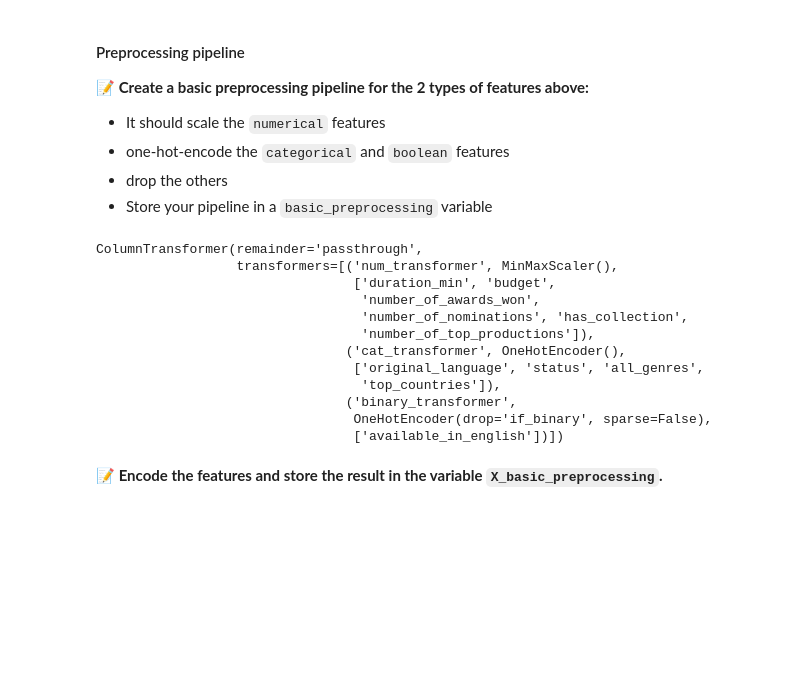
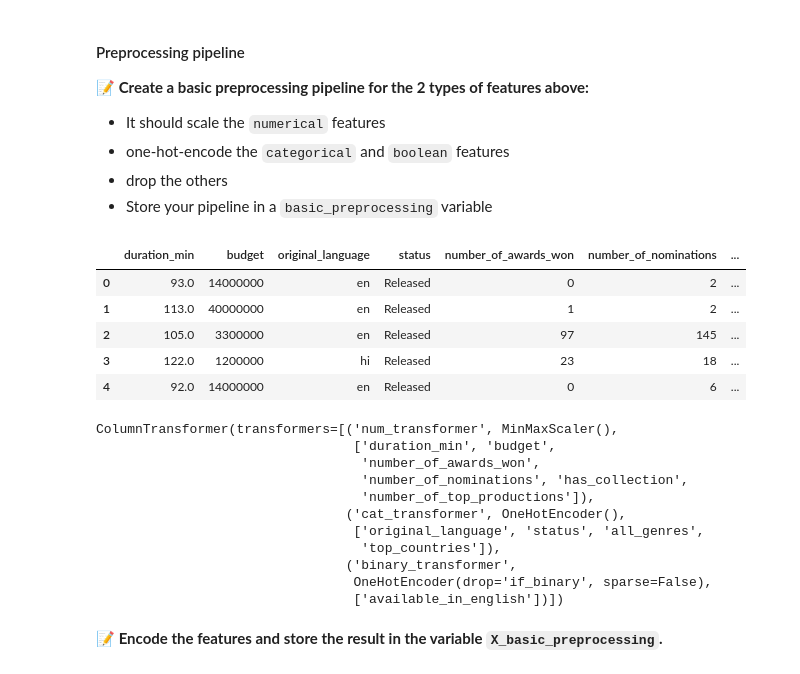
Before and after one commit to pblclrd/data-certification-exam, a Jupyter notebook: machine_learning/TV_popularity_predictor.ipynb, the cells around one changed output. Drawn from its saved outputs; the diff is of its cells as text; code cells hidden in the pictures; blank space fills up the shorter version.

```diff
--- a/machine_learning/TV_popularity_predictor.ipynb
+++ b/machine_learning/TV_popularity_predictor.ipynb
@@ -274,6 +274,15 @@ You are going to build a basic pipeline made of a basic preprocessing and a tree
 # %%
 # Execute this cell to enable a nice display for your pipelines
 from sklearn import set_config; set_config(display='diagram')
+# %%
+X.head()
+# %% [output]
+|  | duration_min | budget | original_language | status | number_of_awards_won | number_of_nominations | ... |
+| 0 | 93.0 | 14000000 | en | Released | 0 | 2 | ... |
+| 1 | 113.0 | 40000000 | en | Released | 1 | 2 | ... |
+| 2 | 105.0 | 3300000 | en | Released | 97 | 145 | ... |
+| 3 | 122.0 | 1200000 | hi | Released | 23 | 18 | ... |
+| 4 | 92.0 | 14000000 | en | Released | 0 | 6 | ... |
 # %%
 # YOUR CODE HERE
 from sklearn.pipeline import Pipeline
@@ -291,13 +300,11 @@ binary_transformer = OneHotEncoder(sparse=False, drop='if_binary')
 basic_preprocessing = ColumnTransformer([
     ('num_transformer', num_transformer, numerical),
     ('cat_transformer', cat_transformer, categorical),
-    ('binary_transformer', binary_transformer, boolean)],
-    remainder='passthrough')
+    ('binary_transformer', binary_transformer, boolean)])
 
 basic_preprocessing
 # %% [output]
-ColumnTransformer(remainder='passthrough',
-                  transformers=[('num_transformer', MinMaxScaler(),
+ColumnTransformer(transformers=[('num_transformer', MinMaxScaler(),
                                  ['duration_min', 'budget',
                                   'number_of_awards_won',
                                   'number_of_nominations', 'has_collection',
```
Also changed, not shown: parts of 2 cells of this notebook.
